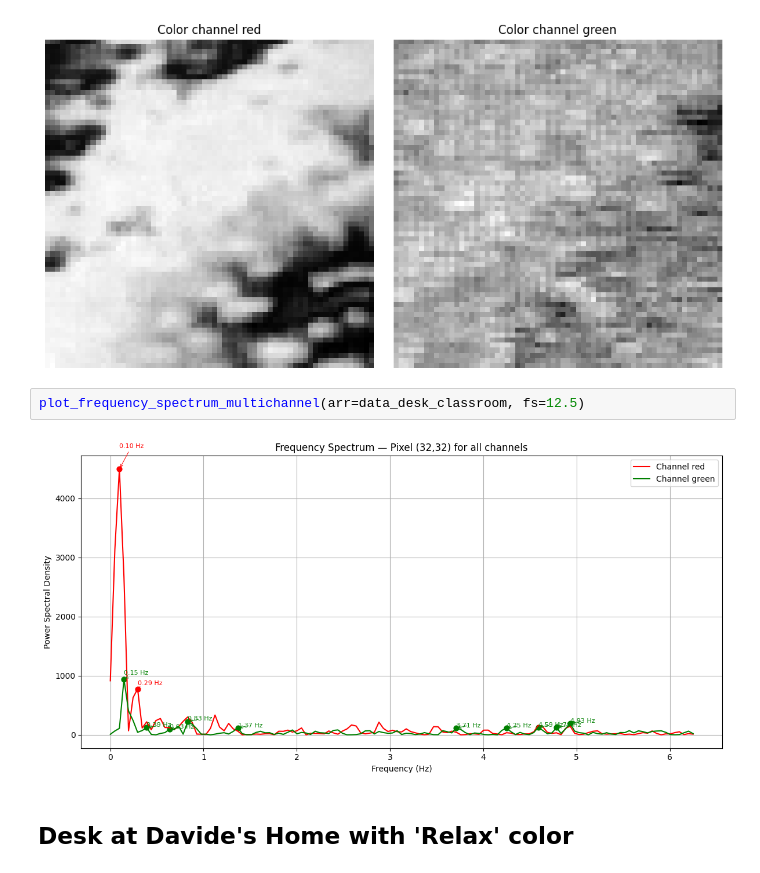
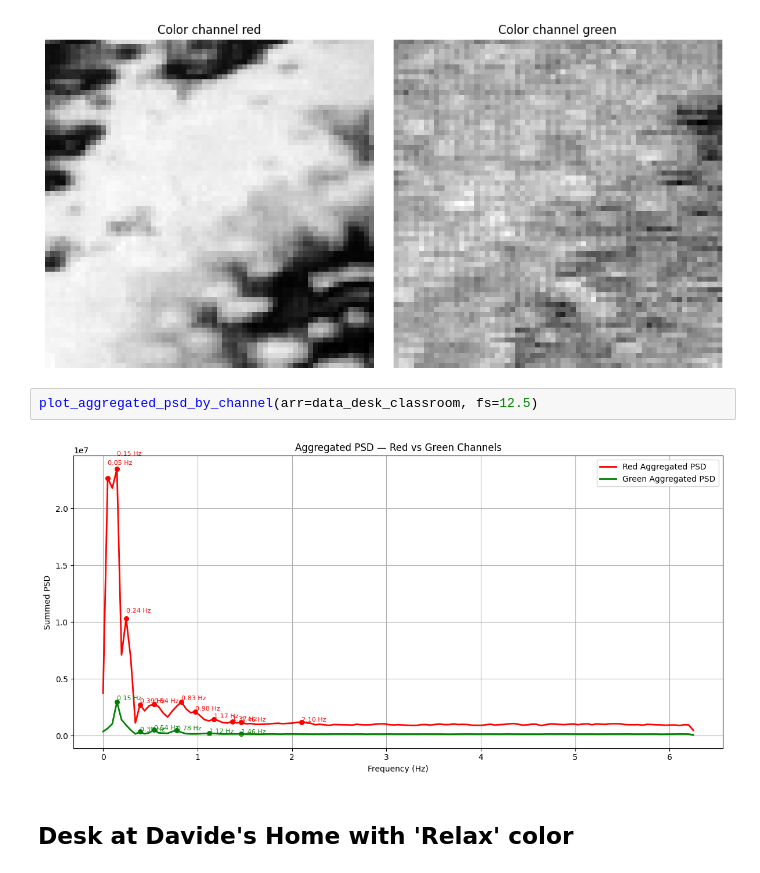
Before and after one commit to Dav-11/spo2_touchless, a Jupyter notebook: img_px2px_diff/px2px_diff_pc/data_analysis.ipynb, the cells around one changed output. Cells and saved outputs as stored; diff of their text form.

Commit message:
added graphs

```diff
--- a/img_px2px_diff/px2px_diff_pc/data_analysis.ipynb
+++ b/img_px2px_diff/px2px_diff_pc/data_analysis.ipynb
@@ -157,10 +232,10 @@ def plot_frequency_spectrum_multichannel(arr, x=32, y=32, fs=2.5):
 plot_pixel_change_matrix(data=data_desk_classroom)
 # %% [output]
 [figure]
-# %%
-plot_frequency_spectrum_multichannel(arr=data_desk_classroom, fs=12.5)
-# %% [output]
-[figure, removed]
+# %%
+plot_aggregated_psd_by_channel(arr=data_desk_classroom, fs=12.5)
+# %% [output]
+[figure, added]
 # %% [markdown]
 ## Desk at Davide's Home with 'Relax' color
 # %%
```
Also changed, not shown: parts of 23 cells of this notebook, 5 other files.
